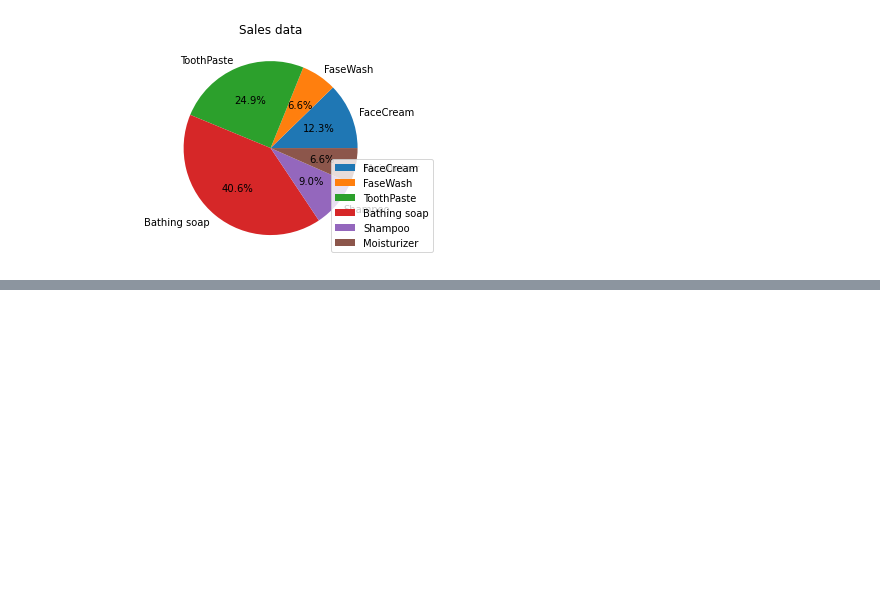
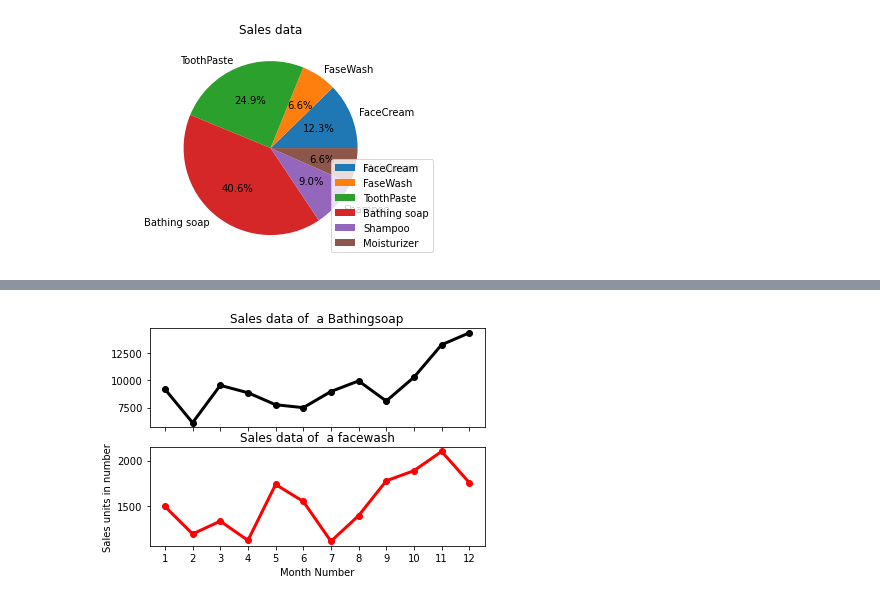
Before and after one commit to shahidqureshi01/AI, a Jupyter notebook: d10_Matplotlib/Matplotlib_exercises.ipynb, the cells around one changed output, grey strips where cells are left out. Saved outputs shown, nothing was run; the diff lists cells and outputs as text; code cells hidden in the pictures; blank space fills up the shorter version.

```diff
--- a/d10_Matplotlib/Matplotlib_exercises.ipynb
+++ b/d10_Matplotlib/Matplotlib_exercises.ipynb
@@ -197,3 +197,22 @@ plt.show()
 ### Exercise 9: Read the Bathing soap facewash of all months and display it using the Subplot.
 The Subplot should look like this:
 ![image.png](attachment:image.png)
+# %%
+# Write your code here
+
+monthList  = data ['month_number'].tolist()
+bathingsoap   = data ['bathingsoap'].tolist()
+faceWashSalesData   = data ['facewash'].tolist()
+
+f, axarr = plt.subplots(2, sharex=True)
+axarr[0].plot(monthList, bathingsoap, label = 'Bathingsoap Sales Data', color='k', marker='o', linewidth=3)
+axarr[0].set_title('Sales data of  a Bathingsoap')
+axarr[1].plot(monthList, faceWashSalesData, label = 'Face Wash Sales Data', color='r', marker='o', linewidth=3)
+axarr[1].set_title('Sales data of  a facewash')
+
+plt.xticks(monthList)
+plt.xlabel('Month Number')
+plt.ylabel('Sales units in number')
+plt.show()
+# %% [output]
+[figure, added]
```
Also changed, not shown: parts of 6 cells of this notebook.
